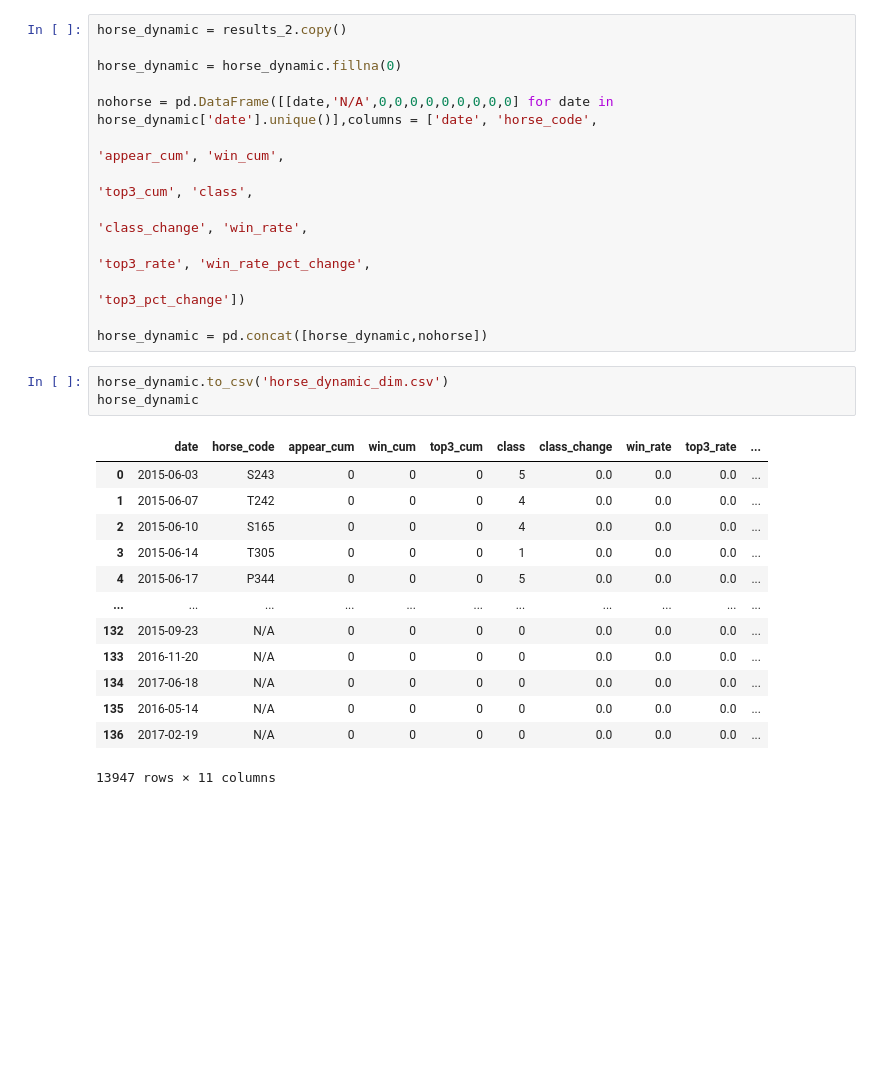
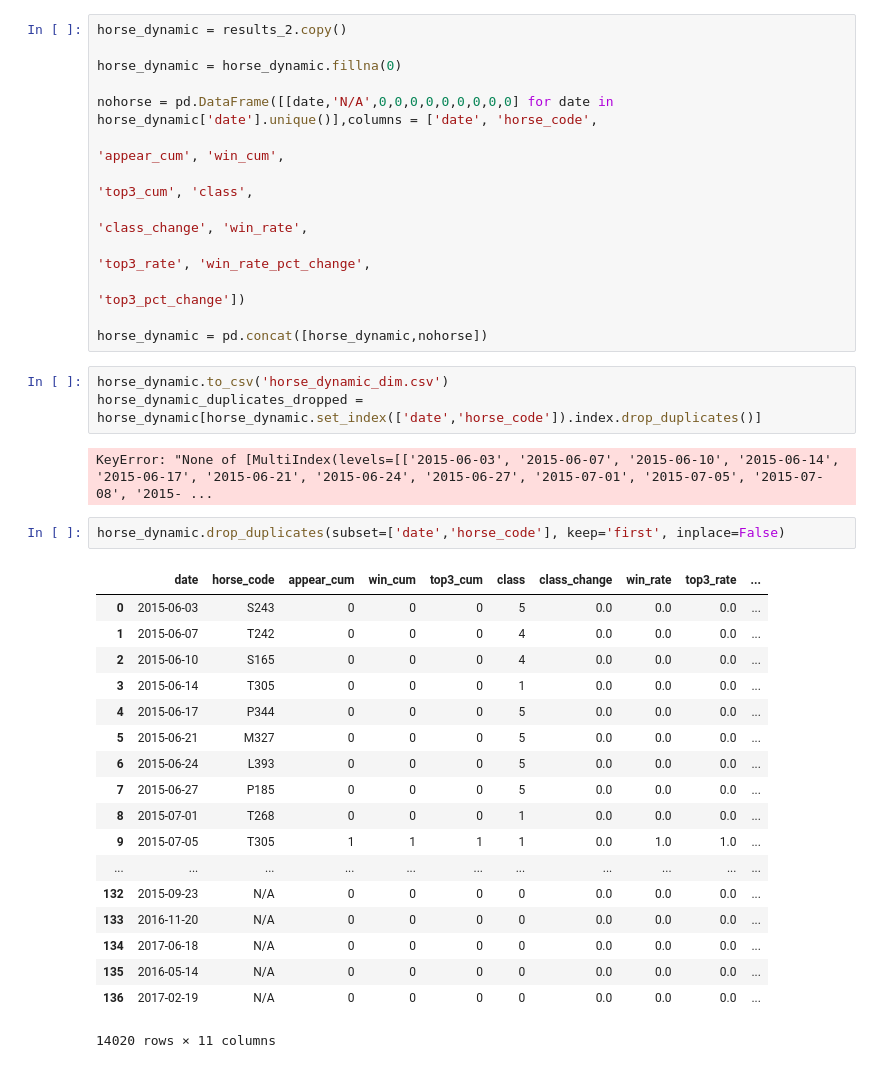
Before and after one commit to ys3250/HKJC, a Jupyter notebook: horse_model_dynamic.ipynb, the cells around one changed output. Saved outputs shown, nothing was run; the diff lists cells and outputs as text; blank space fills up the shorter version.

Commit message:
align plc. check duplicates

```diff
--- a/horse_model_dynamic.ipynb
+++ b/horse_model_dynamic.ipynb
@@ -407,18 +416,27 @@ nohorse = pd.DataFrame([[date,'N/A',0,0,0,0,0,0,0,0,0] for date in horse_dynamic
 horse_dynamic = pd.concat([horse_dynamic,nohorse])
 # %%
 horse_dynamic.to_csv('horse_dynamic_dim.csv')
-horse_dynamic
+horse_dynamic_duplicates_dropped = horse_dynamic[horse_dynamic.set_index(['date','horse_code']).index.drop_duplicates()]
 # %% [output]
-|  | date | horse_code | appear_cum | win_cum | top3_cum | class | class_change | win_rate | top3_rate | ... |
-| 0 | 2015-06-03 | S243 | 0 | 0 | 0 | 5 | 0.0 | 0.0 | 0.0 | ... |
-| 1 | 2015-06-07 | T242 | 0 | 0 | 0 | 4 | 0.0 | 0.0 | 0.0 | ... |
-| 2 | 2015-06-10 | S165 | 0 | 0 | 0 | 4 | 0.0 | 0.0 | 0.0 | ... |
-| 3 | 2015-06-14 | T305 | 0 | 0 | 0 | 1 | 0.0 | 0.0 | 0.0 | ... |
-| 4 | 2015-06-17 | P344 | 0 | 0 | 0 | 5 | 0.0 | 0.0 | 0.0 | ... |
-| ... | ... | ... | ... | ... | ... | ... | ... | ... | ... | ... |
-| 132 | 2015-09-23 | N/A | 0 | 0 | 0 | 0 | 0.0 | 0.0 | 0.0 | ... |
-| 133 | 2016-11-20 | N/A | 0 | 0 | 0 | 0 | 0.0 | 0.0 | 0.0 | ... |
-| 134 | 2017-06-18 | N/A | 0 | 0 | 0 | 0 | 0.0 | 0.0 | 0.0 | ... |
-| 135 | 2016-05-14 | N/A | 0 | 0 | 0 | 0 | 0.0 | 0.0 | 0.0 | ... |
-| 136 | 2017-02-19 | N/A | 0 | 0 | 0 | 0 | 0.0 | 0.0 | 0.0 | ... |
-13947 rows × 11 columns
+KeyError: "None of [MultiIndex(levels=[['2015-06-03', '2015-06-07', '2015-06-10', '2015-06-14', '2015-06-17', '2015-06-21', '2015-06-24', '2015-06-27', '2015-07-01', '2015-07-05', '2015-07-08', '2015- ...
+# %%
+horse_dynamic.drop_duplicates(subset=['date','horse_code'], keep='first', inplace=False)
+# %% [output]
+|  | date | horse_code | appear_cum | win_cum | top3_cum | class | class_change | win_rate | top3_rate | ... |
+| 0 | 2015-06-03 | S243 | 0 | 0 | 0 | 5 | 0.0 | 0.0 | 0.0 | ... |
+| 1 | 2015-06-07 | T242 | 0 | 0 | 0 | 4 | 0.0 | 0.0 | 0.0 | ... |
+| 2 | 2015-06-10 | S165 | 0 | 0 | 0 | 4 | 0.0 | 0.0 | 0.0 | ... |
+| 3 | 2015-06-14 | T305 | 0 | 0 | 0 | 1 | 0.0 | 0.0 | 0.0 | ... |
+| 4 | 2015-06-17 | P344 | 0 | 0 | 0 | 5 | 0.0 | 0.0 | 0.0 | ... |
+| 5 | 2015-06-21 | M327 | 0 | 0 | 0 | 5 | 0.0 | 0.0 | 0.0 | ... |
+| 6 | 2015-06-24 | L393 | 0 | 0 | 0 | 5 | 0.0 | 0.0 | 0.0 | ... |
+| 7 | 2015-06-27 | P185 | 0 | 0 | 0 | 5 | 0.0 | 0.0 | 0.0 | ... |
+| 8 | 2015-07-01 | T268 | 0 | 0 | 0 | 1 | 0.0 | 0.0 | 0.0 | ... |
+| 9 | 2015-07-05 | T305 | 1 | 1 | 1 | 1 | 0.0 | 1.0 | 1.0 | ... |
+| ... | ... | ... | ... | ... | ... | ... | ... | ... | ... | ... |
+| 132 | 2015-09-23 | N/A | 0 | 0 | 0 | 0 | 0.0 | 0.0 | 0.0 | ... |
+| 133 | 2016-11-20 | N/A | 0 | 0 | 0 | 0 | 0.0 | 0.0 | 0.0 | ... |
+| 134 | 2017-06-18 | N/A | 0 | 0 | 0 | 0 | 0.0 | 0.0 | 0.0 | ... |
+| 135 | 2016-05-14 | N/A | 0 | 0 | 0 | 0 | 0.0 | 0.0 | 0.0 | ... |
+| 136 | 2017-02-19 | N/A | 0 | 0 | 0 | 0 | 0.0 | 0.0 | 0.0 | ... |
+14020 rows × 11 columns
```
Also changed, not shown: parts of 11 cells of this notebook.
